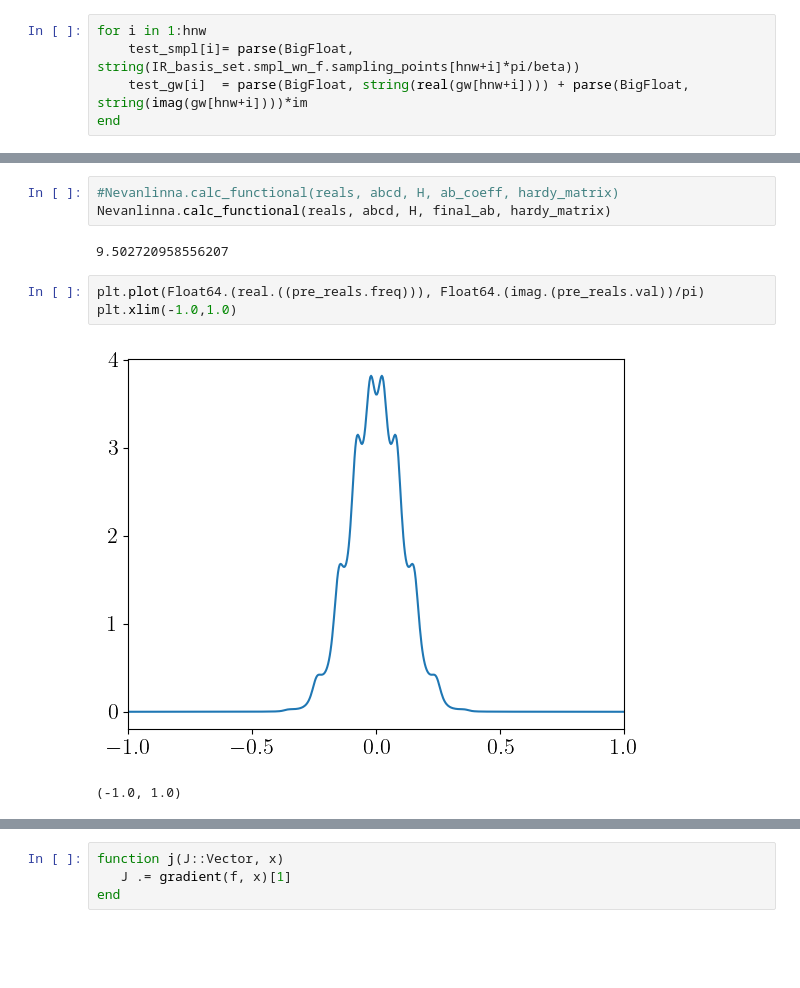
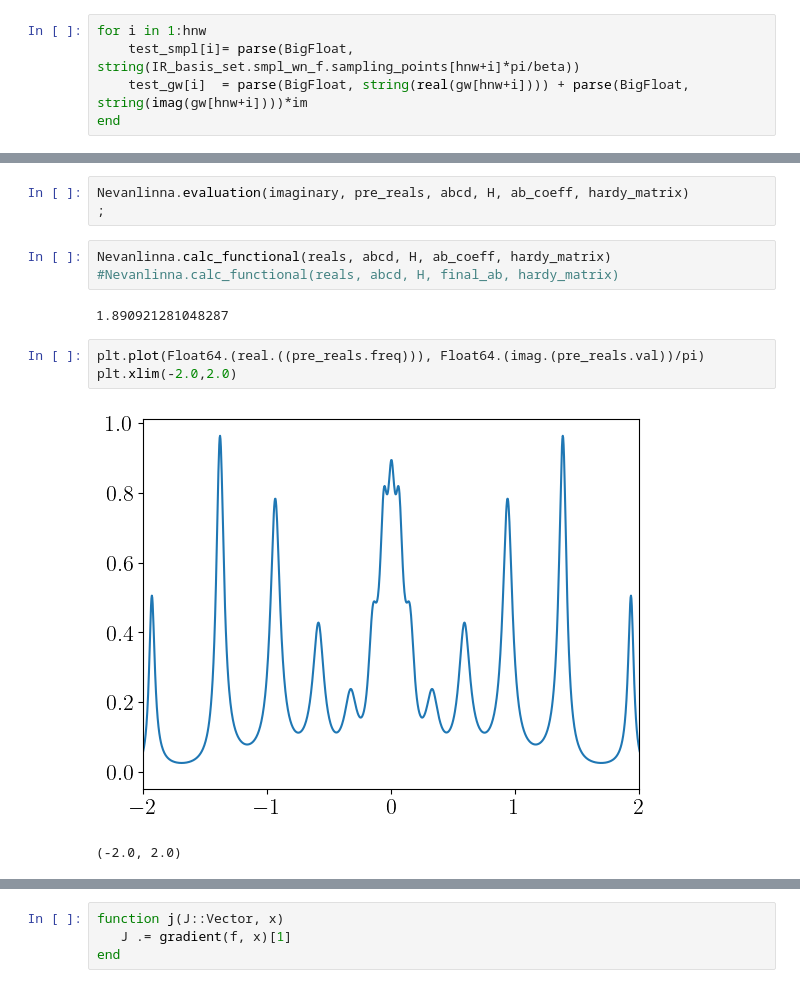
Before and after one commit to SpM-lab/Nevanlinna.jl, a Jupyter notebook: develop.ipynb, the cells around one changed output, grey strips where cells are left out. Saved outputs shown, nothing was run; the diff lists cells and outputs as text; blank space fills up the shorter version.

```diff
--- a/develop.ipynb
+++ b/develop.ipynb
@@ -98,17 +120,20 @@ Nevanlinna.evaluation(imaginary, pre_reals, abcd, H, ab_coeff, hardy_matrix)
 ;
 # %% [output]
 Pick matrix is positive semi-definite.
+# %%
+Nevanlinna.evaluation(imaginary, pre_reals, abcd, H, ab_coeff, hardy_matrix)
+;
 # %%
-#Nevanlinna.calc_functional(reals, abcd, H, ab_coeff, hardy_matrix)
-Nevanlinna.calc_functional(reals, abcd, H, final_ab, hardy_matrix)
+Nevanlinna.calc_functional(reals, abcd, H, ab_coeff, hardy_matrix)
+#Nevanlinna.calc_functional(reals, abcd, H, final_ab, hardy_matrix)
 # %% [output]
-9.502720958556207
+1.890921281048287
 # %%
 plt.plot(Float64.(real.((pre_reals.freq))), Float64.(imag.(pre_reals.val))/pi)
-plt.xlim(-1.0,1.0)
+plt.xlim(-2.0,2.0)
 # %% [output]
-[figure, old version]
+[figure, new version]
-(-1.0, 1.0)
+(-2.0, 2.0)
 # %%
 f = x->Nevanlinna.calc_functional(reals, abcd, H, x, hardy_matrix)
 # %% [output]
```
Also changed, not shown: parts of 14 cells of this notebook, 5 other files.
